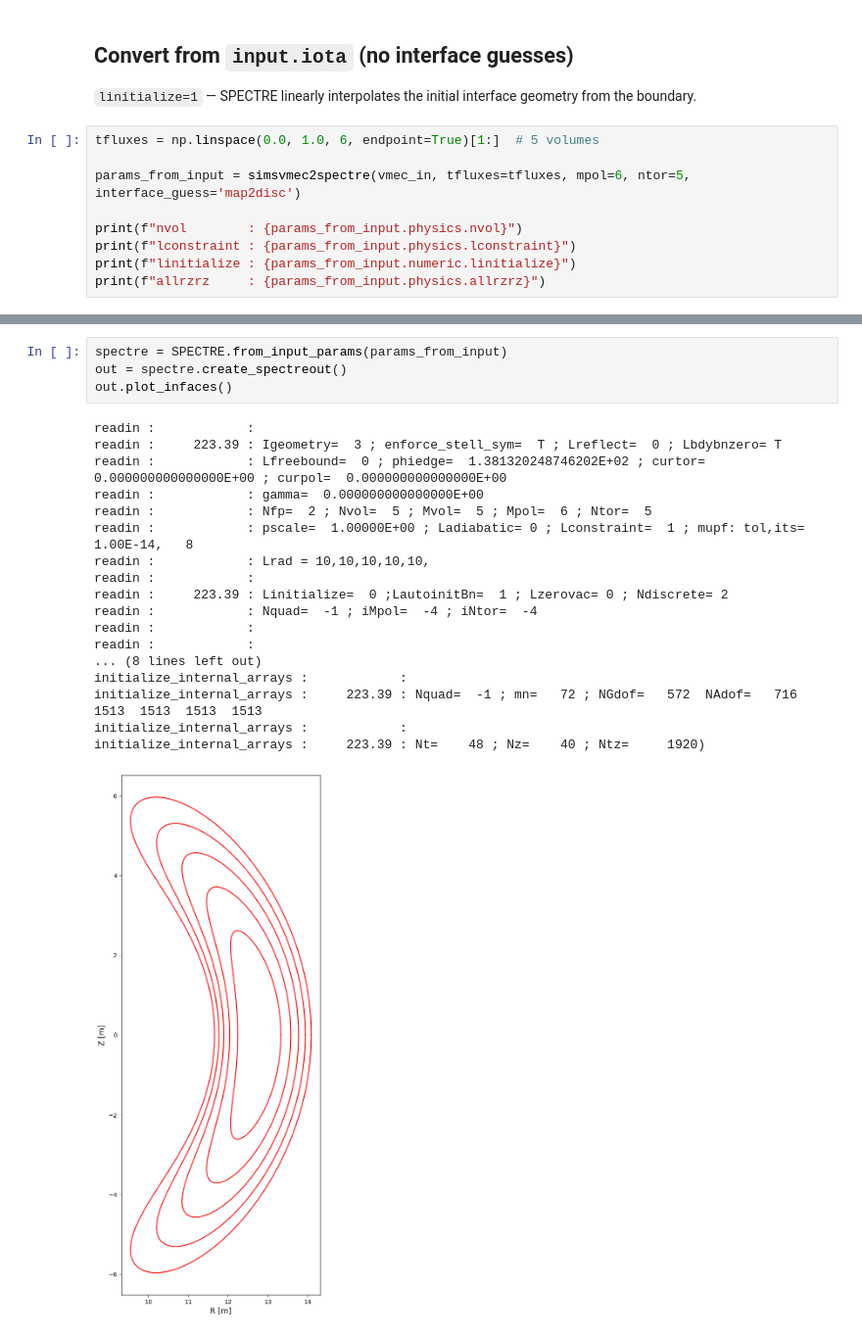
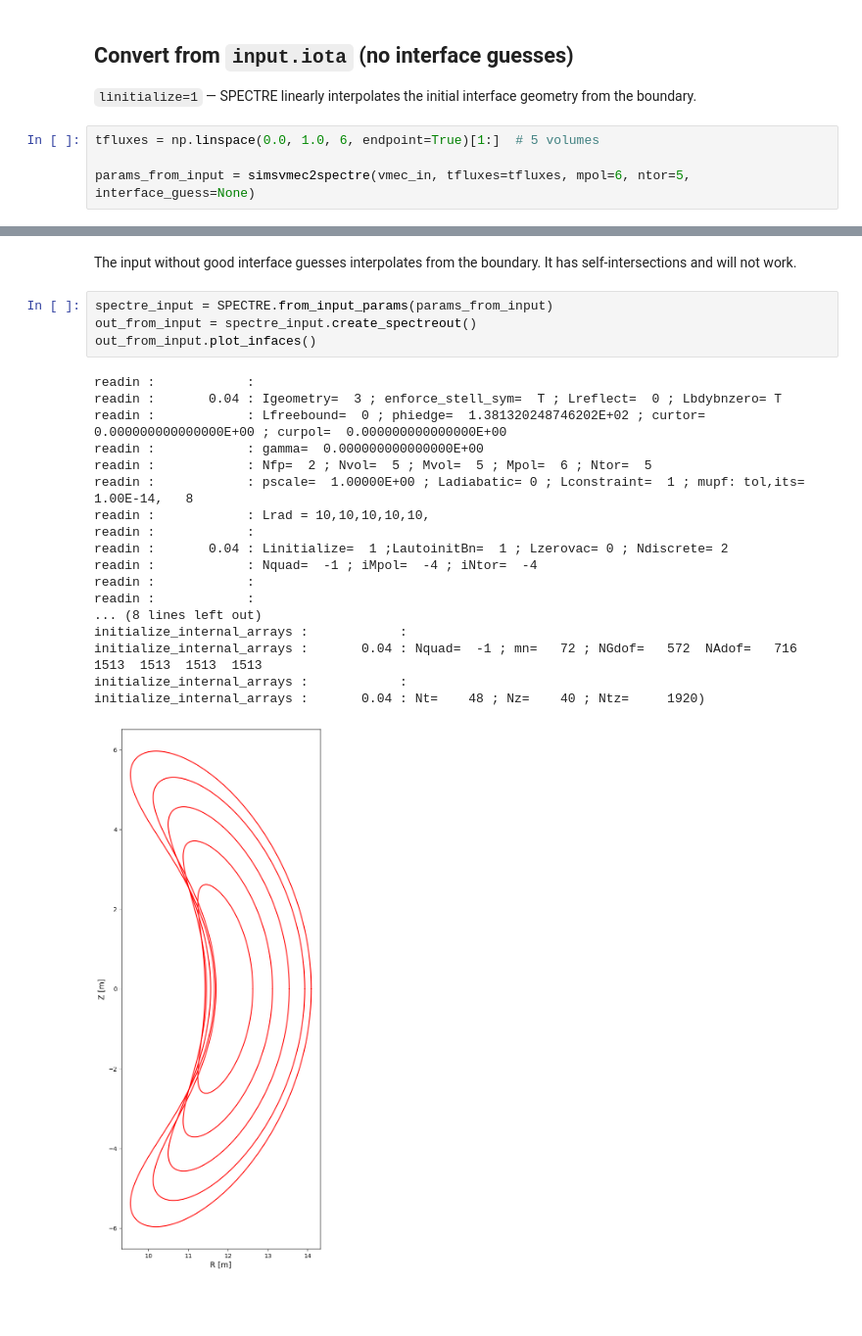
Before and after one commit to ANU-HPC/SPECTRE, a Jupyter notebook: examples/utils/vmec2spectre/vmec2spectre.ipynb, the cells around one changed output, grey strips where cells are left out. Shown at 98% size. Drawn from its saved outputs; the diff is of its cells as text; blank space fills up the shorter version.

```diff
--- a/examples/utils/vmec2spectre/vmec2spectre.ipynb
+++ b/examples/utils/vmec2spectre/vmec2spectre.ipynb
@@ -34,9 +31,4 @@ vmec_out = Vmec("wout_iota.nc")
 # %%
 tfluxes = np.linspace(0.0, 1.0, 6, endpoint=True)[1:]  # 5 volumes
 
-params_from_input = simsvmec2spectre(vmec_in, tfluxes=tfluxes, mpol=6, ntor=5, interface_guess='map2disc')
-
-print(f"nvol        : {params_from_input.physics.nvol}")
-print(f"lconstraint : {params_from_input.physics.lconstraint}")
-print(f"linitialize : {params_from_input.numeric.linitialize}")
-print(f"allrzrz     : {params_from_input.physics.allrzrz}")
+params_from_input = simsvmec2spectre(vmec_in, tfluxes=tfluxes, mpol=6, ntor=5, interface_guess=None)
@@ -106,23 +35,25 @@ xspech :            :              ;                                      log|II
+# %% [markdown]
+The input without good interface guesses interpolates from the boundary. It has self-intersections and will not work.
 # %%
-spectre = SPECTRE.from_input_params(params_from_input)
-out = spectre.create_spectreout()
-out.plot_infaces()
+spectre_input = SPECTRE.from_input_params(params_from_input)
+out_from_input = spectre_input.create_spectreout()
+out_from_input.plot_infaces()
 # %% [output]
 readin :            :
-readin :     223.39 : Igeometry=  3 ; enforce_stell_sym=  T ; Lreflect=  0 ; Lbdybnzero= T
+readin :       0.04 : Igeometry=  3 ; enforce_stell_sym=  T ; Lreflect=  0 ; Lbdybnzero= T
 readin :            : Lfreebound=  0 ; phiedge=  1.381320248746202E+02 ; curtor=  0.000000000000000E+00 ; curpol=  0.000000000000000E+00
 readin :            : gamma=  0.000000000000000E+00
 readin :            : Nfp=  2 ; Nvol=  5 ; Mvol=  5 ; Mpol=  6 ; Ntor=  5
 readin :            : pscale=  1.00000E+00 ; Ladiabatic= 0 ; Lconstraint=  1 ; mupf: tol,its=  1.00E-14,   8
 readin :            : Lrad = 10,10,10,10,10,
 readin :            :
-readin :     223.39 : Linitialize=  0 ;LautoinitBn=  1 ; Lzerovac= 0 ; Ndiscrete= 2
+readin :       0.04 : Linitialize=  1 ;LautoinitBn=  1 ; Lzerovac= 0 ; Ndiscrete= 2
 readin :            : Nquad=  -1 ; iMpol=  -4 ; iNtor=  -4
 readin :            :
 readin :            :
 ... (8 lines left out)
 initialize_internal_arrays :            :
-initialize_internal_arrays :     223.39 : Nquad=  -1 ; mn=   72 ; NGdof=   572  NAdof=   716  1513  1513  1513  1513
+initialize_internal_arrays :       0.04 : Nquad=  -1 ; mn=   72 ; NGdof=   572  NAdof=   716  1513  1513  1513  1513
 initialize_internal_arrays :            :
-initialize_internal_arrays :     223.39 : Nt=    48 ; Nz=    40 ; Ntz=     1920)
+initialize_internal_arrays :       0.04 : Nt=    48 ; Nz=    40 ; Ntz=     1920)
-[figure, old version]
+[figure, new version]
```
Also changed, not shown: parts of 13 cells of this notebook, 2 other files.
